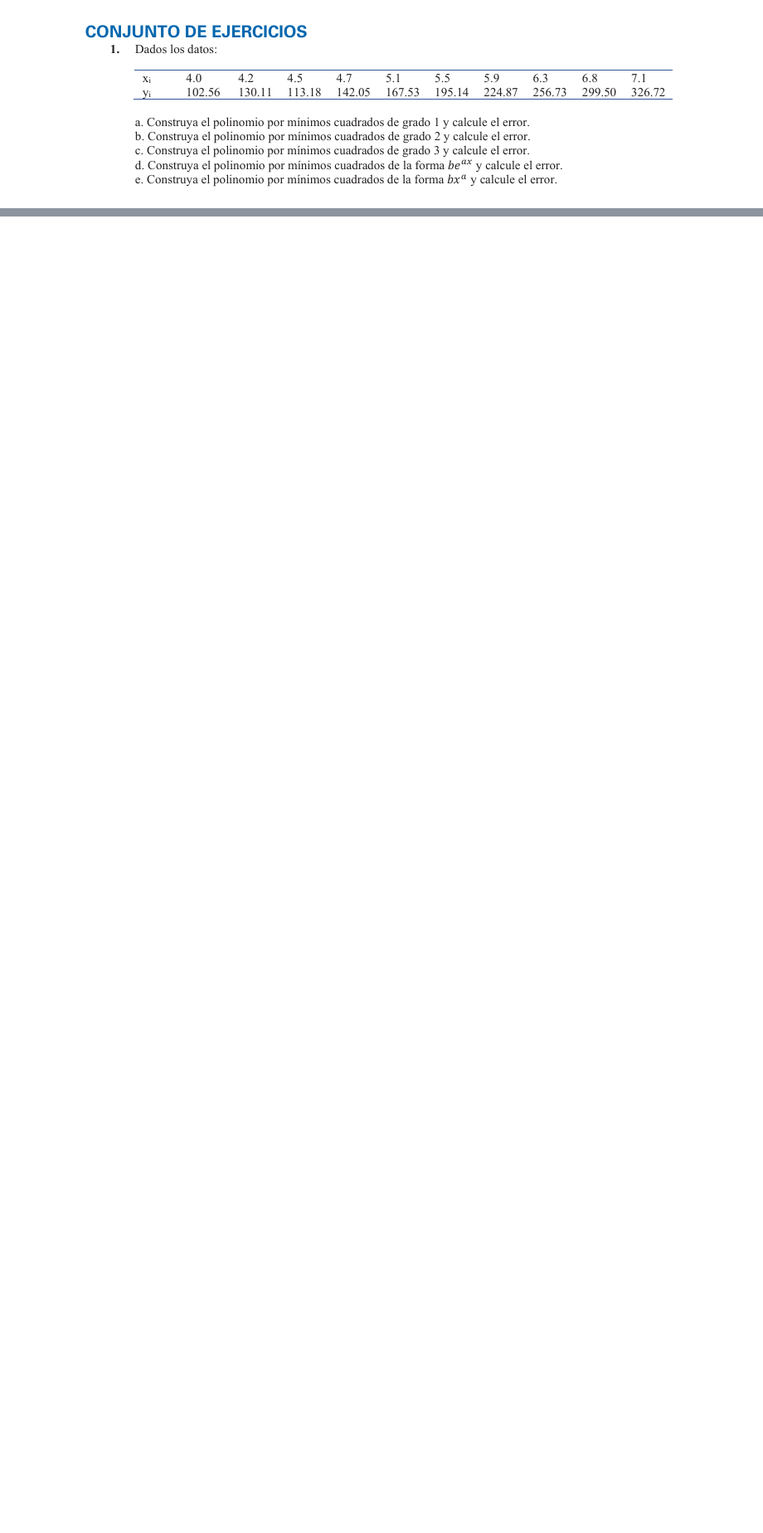
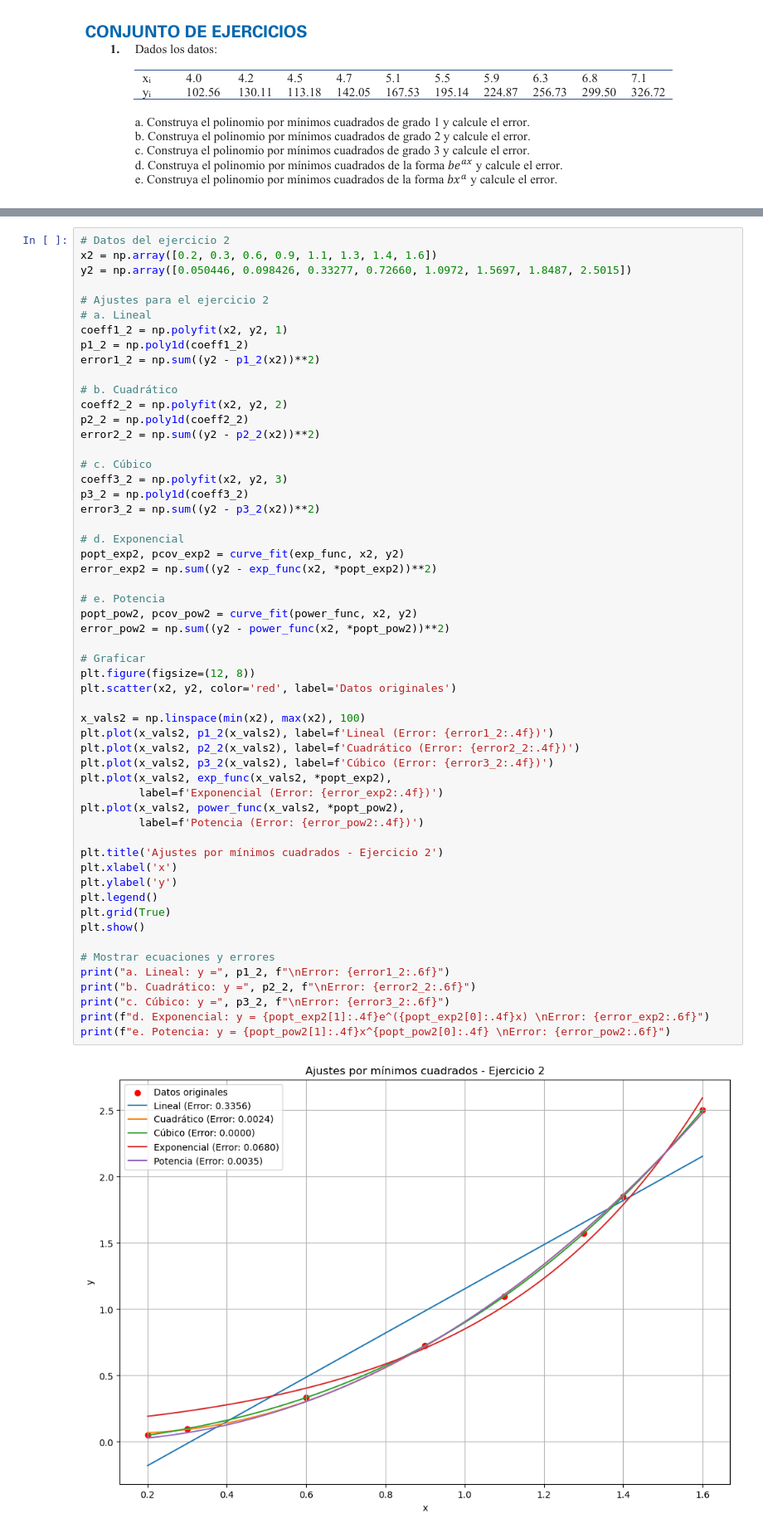
Before and after one commit to JASL22/-Tarea-08-Ejercicios-Unidad-03-C-m-nimos-cuadrados, a Jupyter notebook: Ejercicio1.ipynb, the cells around one changed output, grey strips where cells are left out. Shown: that part at 83% size. Drawn from its saved outputs; the diff is of its cells as text; blank space fills up the shorter version.

```diff
--- a/Ejercicio1.ipynb
+++ b/Ejercicio1.ipynb
@@ -6,0 +86,57 @@
+# %%
+# Datos del ejercicio 2
+x2 = np.array([0.2, 0.3, 0.6, 0.9, 1.1, 1.3, 1.4, 1.6])
+y2 = np.array([0.050446, 0.098426, 0.33277, 0.72660, 1.0972, 1.5697, 1.8487, 2.5015])
+
+# Ajustes para el ejercicio 2
+# a. Lineal
+coeff1_2 = np.polyfit(x2, y2, 1)
+p1_2 = np.poly1d(coeff1_2)
+error1_2 = np.sum((y2 - p1_2(x2))**2)
+
+# b. Cuadrático
+coeff2_2 = np.polyfit(x2, y2, 2)
+p2_2 = np.poly1d(coeff2_2)
+error2_2 = np.sum((y2 - p2_2(x2))**2)
+
+# c. Cúbico
+coeff3_2 = np.polyfit(x2, y2, 3)
+p3_2 = np.poly1d(coeff3_2)
+error3_2 = np.sum((y2 - p3_2(x2))**2)
+
+# d. Exponencial
+popt_exp2, pcov_exp2 = curve_fit(exp_func, x2, y2)
+error_exp2 = np.sum((y2 - exp_func(x2, *popt_exp2))**2)
+
+# e. Potencia
+popt_pow2, pcov_pow2 = curve_fit(power_func, x2, y2)
+error_pow2 = np.sum((y2 - power_func(x2, *popt_pow2))**2)
+
+# Graficar
+plt.figure(figsize=(12, 8))
+plt.scatter(x2, y2, color='red', label='Datos originales')
+
+x_vals2 = np.linspace(min(x2), max(x2), 100)
+plt.plot(x_vals2, p1_2(x_vals2), label=f'Lineal (Error: {error1_2:.4f})')
+plt.plot(x_vals2, p2_2(x_vals2), label=f'Cuadrático (Error: {error2_2:.4f})')
+plt.plot(x_vals2, p3_2(x_vals2), label=f'Cúbico (Error: {error3_2:.4f})')
+plt.plot(x_vals2, exp_func(x_vals2, *popt_exp2),
+         label=f'Exponencial (Error: {error_exp2:.4f})')
+plt.plot(x_vals2, power_func(x_vals2, *popt_pow2),
+         label=f'Potencia (Error: {error_pow2:.4f})')
+
+plt.title('Ajustes por mínimos cuadrados - Ejercicio 2')
+plt.xlabel('x')
+plt.ylabel('y')
+plt.legend()
+plt.grid(True)
+plt.show()
+
+# Mostrar ecuaciones y errores
+print("a. Lineal: y =", p1_2, f"\nError: {error1_2:.6f}")
+print("b. Cuadrático: y =", p2_2, f"\nError: {error2_2:.6f}")
+print("c. Cúbico: y =", p3_2, f"\nError: {error3_2:.6f}")
+print(f"d. Exponencial: y = {popt_exp2[1]:.4f}e^({popt_exp2[0]:.4f}x) \nError: {error_exp2:.6f}")
+print(f"e. Potencia: y = {popt_pow2[1]:.4f}x^{popt_pow2[0]:.4f} \nError: {error_pow2:.6f}")
+# %% [output]
+[figure, added]
```
Also changed, not shown: parts of 3 cells of this notebook.
